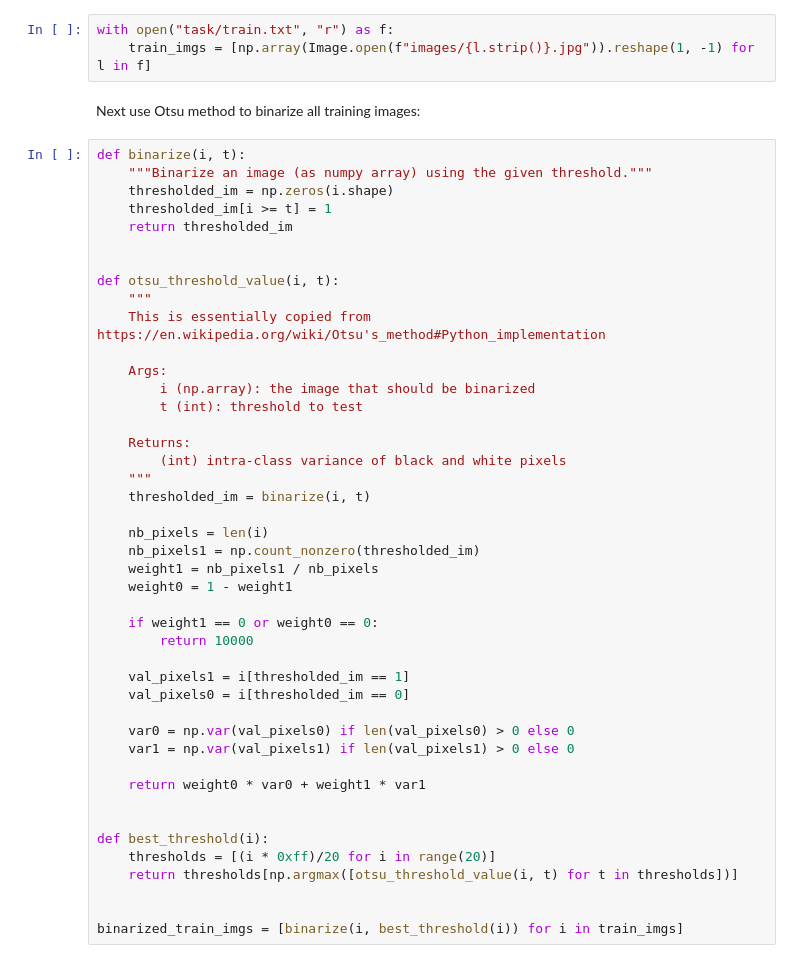
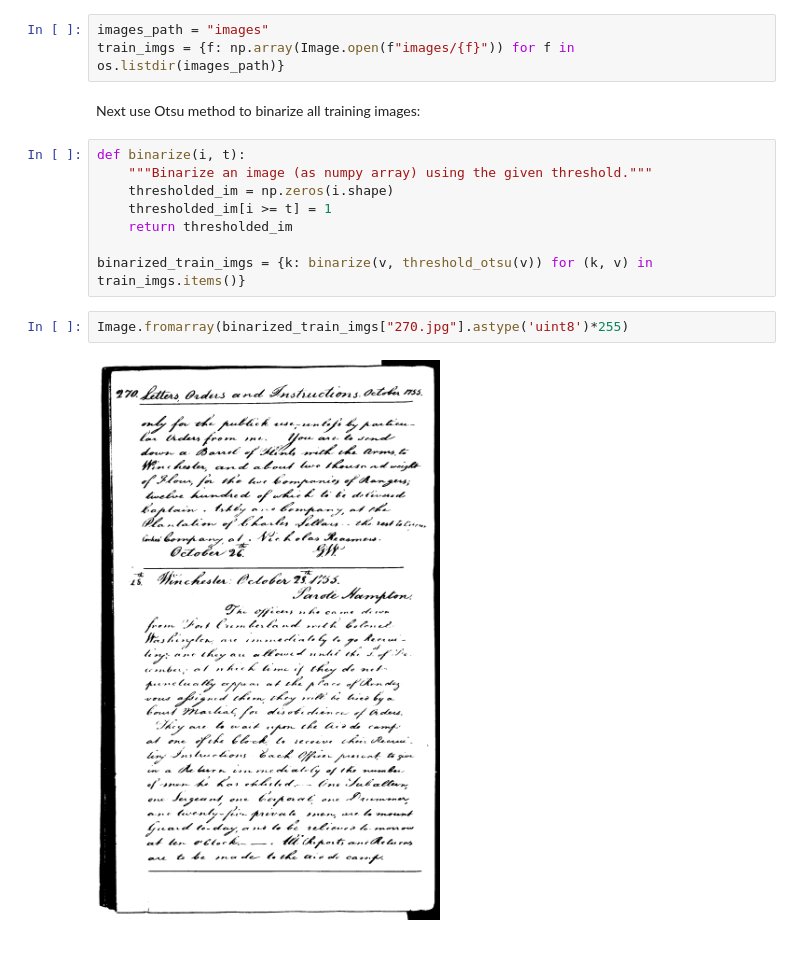
Before and after one commit to anninahelmy/PatternRecognition_FS22, a Jupyter notebook: Keyword Spotting/keyword_spotting.ipynb, the cells around one changed output. Drawn from its saved outputs; the diff is of its cells as text.

Commit message:
images cropped now

```diff
--- a/Keyword Spotting/keyword_spotting.ipynb
+++ b/Keyword Spotting/keyword_spotting.ipynb
@@ -4,51 +7,19 @@ import numpy as np
 # %% [markdown]
 First load train images:
-# %%
-with open("task/train.txt", "r") as f:
-    train_imgs = [np.array(Image.open(f"images/{l.strip()}.jpg")).reshape(1, -1) for l in f]
+# %%
+images_path = "images"
+train_imgs = {f: np.array(Image.open(f"images/{f}")) for f in os.listdir(images_path)}
 # %% [markdown]
 Next use Otsu method to binarize all training images:
-# %%
-def binarize(i, t):
-    """Binarize an image (as numpy array) using the given threshold."""
-    thresholded_im = np.zeros(i.shape)
-    thresholded_im[i >= t] = 1
-    return thresholded_im
-
-
-def otsu_threshold_value(i, t):
-    """
-    This is essentially copied from https://en.wikipedia.org/wiki/Otsu's_method#Python_implementation
-
-    Args:
-        i (np.array): the image that should be binarized
-        t (int): threshold to test
-
-    Returns:
-        (int) intra-class variance of black and white pixels
-    """
-    thresholded_im = binarize(i, t)
-
-    nb_pixels = len(i)
-    nb_pixels1 = np.count_nonzero(thresholded_im)
-    weight1 = nb_pixels1 / nb_pixels
-    weight0 = 1 - weight1
-
-    if weight1 == 0 or weight0 == 0:
-        return 10000
-
-    val_pixels1 = i[thresholded_im == 1]
-    val_pixels0 = i[thresholded_im == 0]
-
-    var0 = np.var(val_pixels0) if len(val_pixels0) > 0 else 0
-    var1 = np.var(val_pixels1) if len(val_pixels1) > 0 else 0
-
-    return weight0 * var0 + weight1 * var1
-
-
-def best_threshold(i):
-    thresholds = [(i * 0xff)/20 for i in range(20)]
-    return thresholds[np.argmax([otsu_threshold_value(i, t) for t in thresholds])]
-
-
-binarized_train_imgs = [binarize(i, best_threshold(i)) for i in train_imgs]
+# %%
+def binarize(i, t):
+    """Binarize an image (as numpy array) using the given threshold."""
+    thresholded_im = np.zeros(i.shape)
+    thresholded_im[i >= t] = 1
+    return thresholded_im
+
+binarized_train_imgs = {k: binarize(v, threshold_otsu(v)) for (k, v) in train_imgs.items()}
+# %%
+Image.fromarray(binarized_train_imgs["270.jpg"].astype('uint8')*255)
+# %% [output]
+[figure, added]
```
Also changed, not shown: parts of 5 cells of this notebook.
